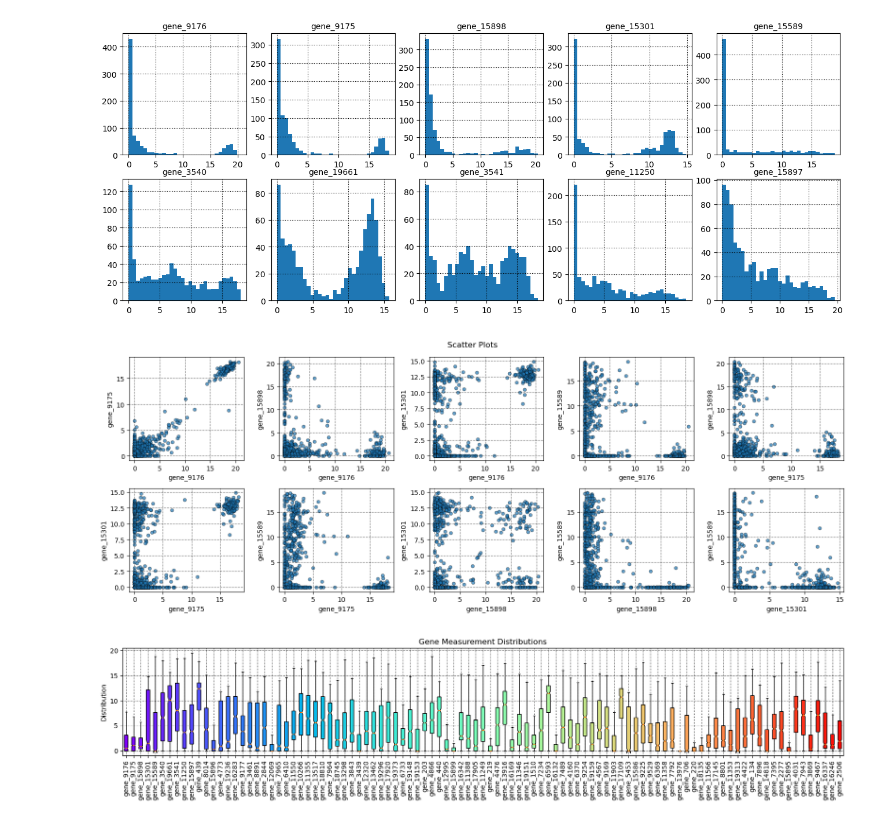
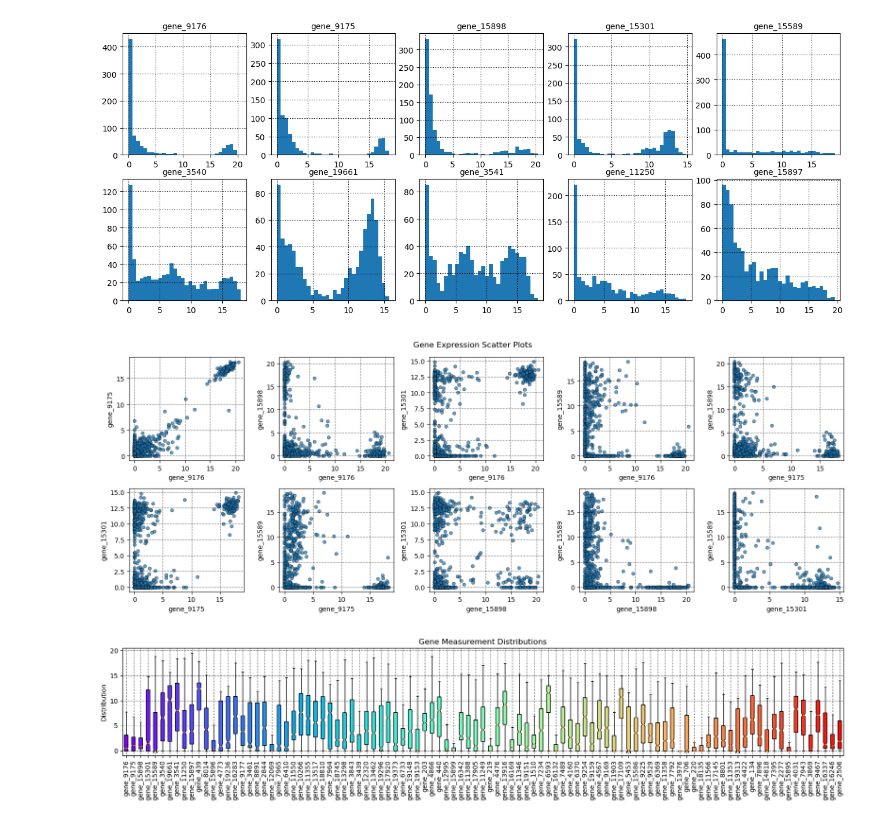
Before and after one commit to tadelloro/Gene_Expression_Clustering, a Jupyter notebook: Cluster_Analysis.ipynb, the cells around one changed output. Drawn from its saved outputs; the diff is of its cells as text; code cells hidden in the pictures.

```diff
--- a/Cluster_Analysis.ipynb
+++ b/Cluster_Analysis.ipynb
@@ -67,7 +69,7 @@ plt.show()
 # %% [output]
 [figure]
 # %%
-def sctrmtrx(df, pairs, m, n, color_by=None):
+def sctrmtrx(df, pairs, m, n, title, color_by=None):
     """
     Creates an m x n grid of scatter plots of selected columns. The number of column pairs must be equal to m x n.
 
@@ -103,14 +105,14 @@ def sctrmtrx(df, pairs, m, n, color_by=None):
         ax[k[0]][k[1]].set_xlabel(p[0])
         ax[k[0]][k[1]].set_ylabel(p[1])
 
-    plt.suptitle('Scatter Plots', size=12)
+    plt.suptitle(f'{title}', size=12)
     plt.tight_layout()
     plt.show()
 # %%
 pairs = list(itertools.combinations(top_var_genes[:5], 2))
-sctrmtrx(df=df, pairs=pairs, m=2, n=5)
+sctrmtrx(df=df, pairs=pairs, title='Gene Expression Scatter Plots', m=2, n=5)
 # %% [output]
-[figure, old version]
+[figure, new version]
 # %%
 def nboxplot(df, cols, title):
     """
```
Also changed, not shown: parts of 23 cells of this notebook.
